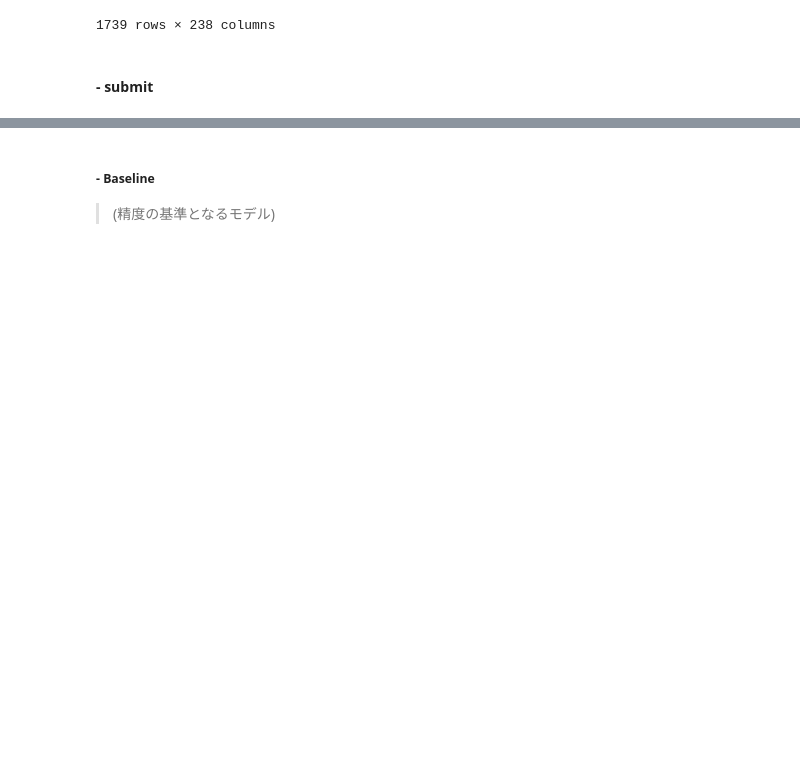
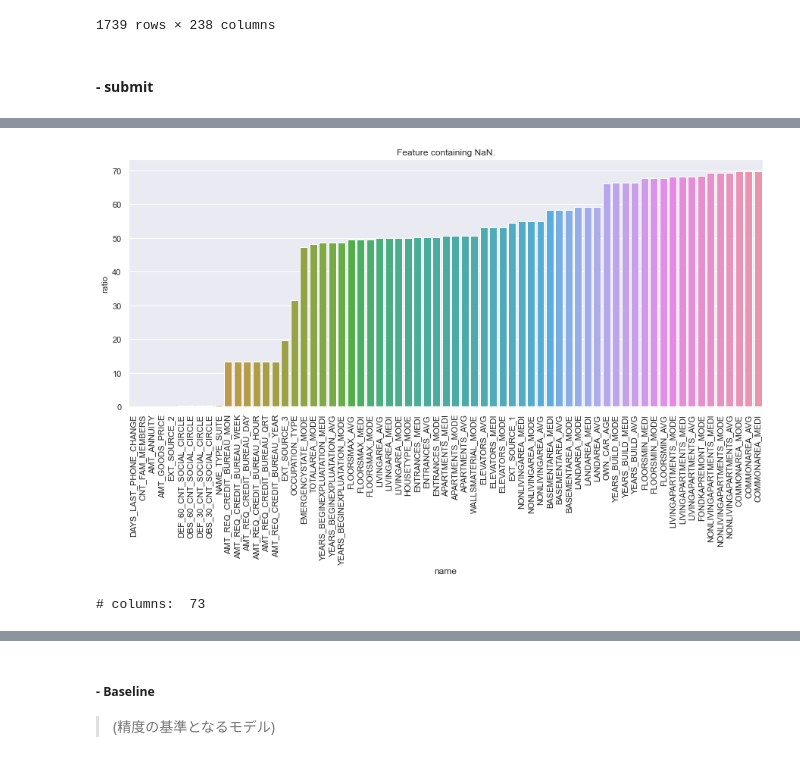
Before and after one commit to GitHiru/ml_dic, a Jupyter notebook: pre_learning/week4/week4_4_homecredit.ipynb, the cells around one changed output, grey strips where cells are left out. Saved outputs shown, nothing was run; the diff lists cells and outputs as text; code cells hidden in the pictures; blank space fills up the shorter version.

```diff
--- a/pre_learning/week4/week4_4_homecredit.ipynb
+++ b/pre_learning/week4/week4_4_homecredit.ipynb
@@ -333,0 +338,5 @@ submit.to_csv('output/demo_logreg.csv', index=False)
+# %%
+df = pd.concat([train_mid, test_mid]).reset_index(drop=True)
+display(df.head(3))
+display(df.tail(3))
+df.shape
@@ -334,9 +357,8 @@ submit.to_csv('output/demo_logreg.csv', index=False)
 # %%
-# Count-up NaN
-
-nan = alldata.isnull().sum(axis=0).reset_index()
+# NaN's countup
+nan = df.isnull().sum().reset_index()
 nan.columns = ["name", "count"]
-nan["ratio"] = (nan["count"] / alldata.shape[0])*100
+nan["ratio"] = (nan["count"] / df.shape[0])*100
+nan["usabilty"] = np.where(nan["ratio"] > 20, "Discard", "Keep")
 nan = nan[nan["count"] > 0].sort_values(by="ratio")
-nan["usabilty"] = np.where(nan["ratio"] > 20, "Discard", "Keep")
 nan
@@ -343,11 +379,10 @@ nan
 # %%
-# Plotting NaN
-
+# NaN's plotting
 plt.figure(figsize=(15, 6))
 sns.barplot(x=nan["name"], y=nan["ratio"])
-plt.xticks(rotation=80)
-plt.title('Features containing Nan')
-plt.xlabel('Features')
-plt.ylabel('% of Missing Data')
+plt.xticks(rotation=90) #90°傾け
+plt.title("Feature containing NaN.")
 plt.show()
+# %% [output]
+[figure, added]
 # %%
@@ -358,0 +392,4 @@ msn.matrix(alldata)
+# %%
+print("# columns: ", len(df.columns))
+# %% [output]
+# columns:  73
```
Also changed, not shown: parts of 41 cells of this notebook.
